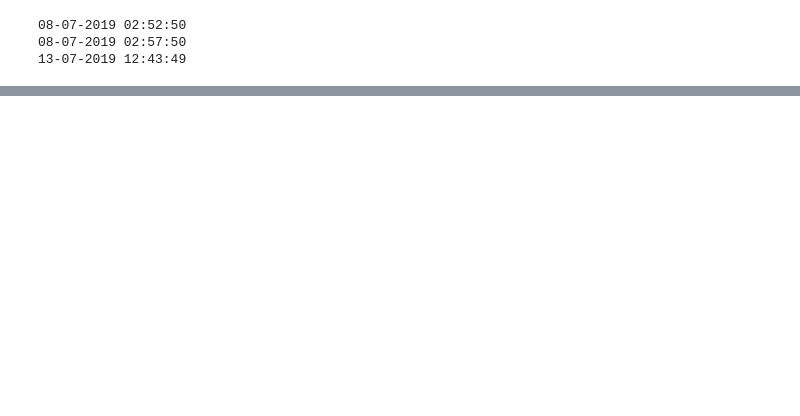
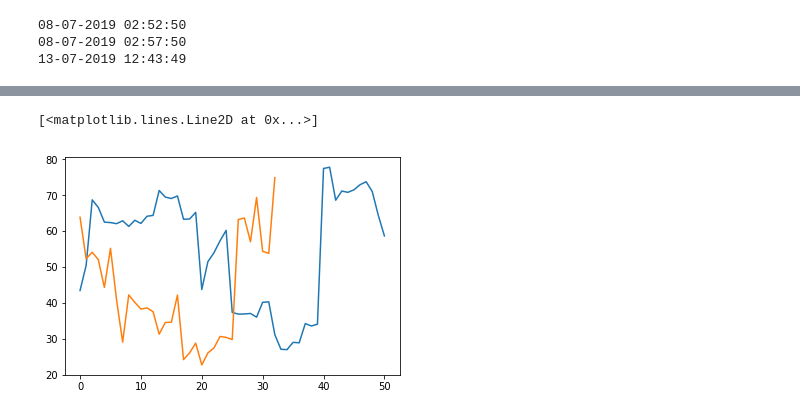
Before and after one commit to harshitadd/VisionAir, a Jupyter notebook: GeneralisedPredictionHDR.ipynb, the cells around one changed output, grey strips where cells are left out. Saved outputs shown, nothing was run; the diff lists cells and outputs as text; code cells hidden in the pictures; blank space fills up the shorter version.

```diff
--- a/GeneralisedPredictionHDR.ipynb
+++ b/GeneralisedPredictionHDR.ipynb
@@ -485,24 +442,19 @@ ent=[]
 pm=[]
 
 
-for e in feat:
-  #print(e[0])
-  hours.append(float(e[0][-5:-3]))
-  pm.append(float(e[4]))
-  trans.append(e[1])
-  ent.append(float(e[2]))
-  cont.append(float(e[3]))
-  for w in weather:                                      ##Matching weather data
-    if(e[0] == w):
-      hum.append(weather[w][0])
-      pressure.append(weather[w][1])
-      temp.append(weather[w][2])
-      vis.append(weather[w][3])
-      deg.append(weather[w][4])
-      speed.append(weather[w][5])
-      cc.append(weather[w][6])
-      try:
-        desc.append(weather[w][7])
-      except:
-        #print(e[0])
-        desc.append(0)
+for e in features:
+  hours.append(float(e[0]))
+  ent.append(float(e[1]))
+  cont.append(float(e[2]))
+  hum.append(e[3][0])
+  pressure.append(e[3][1])
+  temp.append(e[3][2])
+  vis.append(e[3][3])
+  deg.append(e[3][4])
+  speed.append(e[3][5])
+  cc.append(e[3][6])
+  try:
+    desc.append(e[3][7])
+  except:
+    #print(e[0])
+    desc.append(0)
@@ -508,0 +557,4 @@ for e in feat:
+# %%
+lrS7 = []
+lrS7.append(np.ndarray.flatten(lineareg.predict(test)))
+print(lrS7)
@@ -508,0 +576,6 @@ for e in feat:
+# %%
+plt.plot(lrS7[0])
+plt.plot(lrX[0])
+# %% [output]
+[<matplotlib.lines.Line2D at 0x...>]
+[figure, added]
```
Also changed, not shown: parts of 46 cells of this notebook.
